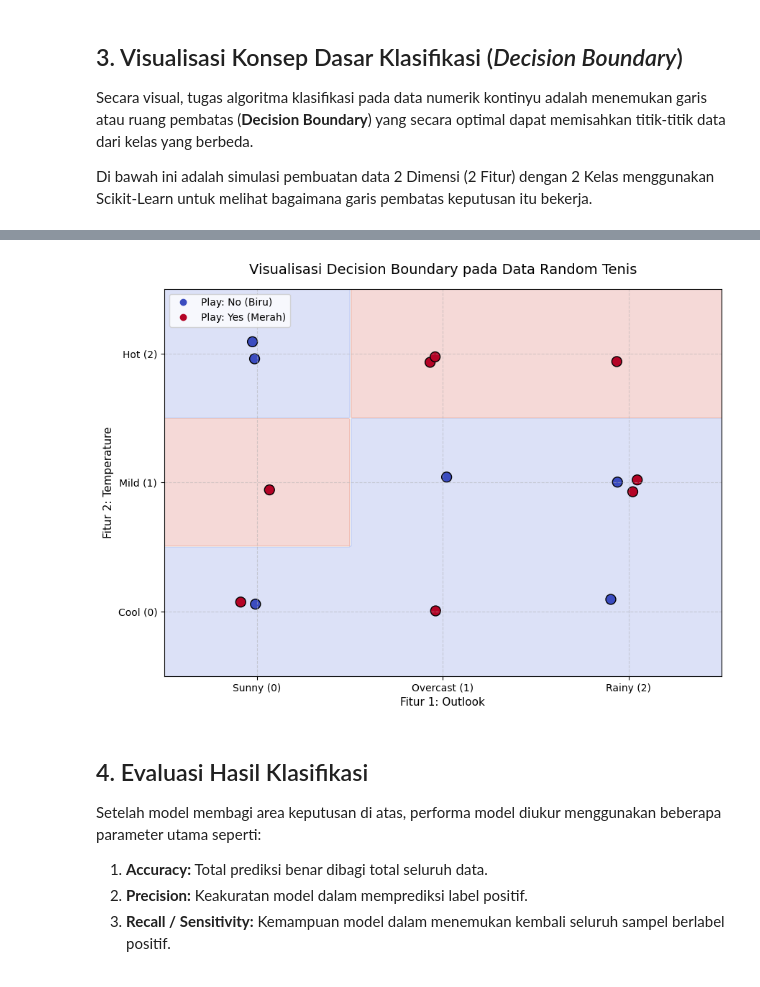
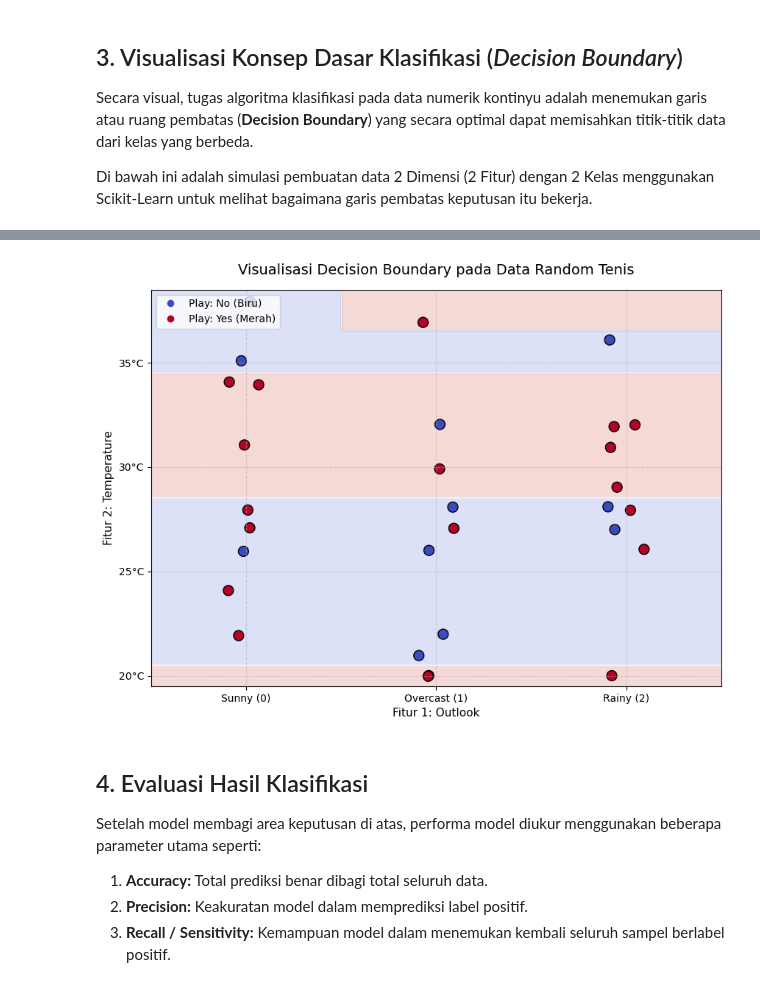
Before and after one commit to HasyaFerdiansyahNR20/2026_class, a Jupyter notebook: data-mining/course2-classification.ipynb, the cells around one changed output, grey strips where cells are left out. Drawn from its saved outputs; the diff is of its cells as text; code cells hidden in the pictures.

```diff
--- a/data-mining/course2-classification.ipynb
+++ b/data-mining/course2-classification.ipynb
@@ -20,15 +20,15 @@ import numpy as np
 
 # Membuat dataset tiruan untuk simulasi
 data_random = {
-    'Hari': [f'H{i}' for i in range(1, 15)], # Ditambah menjadi 14 data agar sebaran lebih terlihat
-    'Outlook': ['Sunny', 'Rainy', 'Overcast', 'Sunny', 'Overcast', 'Rainy', 'Sunny', 'Rainy', 'Overcast', 'Sunny', 'Rainy', 'Overcast', 'Sunny', 'Rainy'],
-    'Temperature': ['Hot', 'Mild', 'Hot', 'Cool', 'Mild', 'Cool', 'Mild', 'Hot', 'Cool', 'Hot', 'Mild', 'Hot', 'Cool', 'Mild'],
-    'Humidity': ['High', 'Normal', 'High', 'Normal', 'High', 'High', 'Normal', 'Normal', 'Normal', 'High', 'High', 'Normal', 'High', 'Normal'],
-    'Windy': [False, True, False, False, True, True, True, False, False, True, False, True, False, True],
-    'Play': ['No', 'Yes', 'Yes', 'Yes', 'No', 'No', 'Yes', 'Yes', 'Yes', 'No', 'Yes', 'Yes', 'No', 'No']
+    'Hari': [f'H{i}' for i in range(1, 31)], # ditambah menjadi 30 hari
+    'Outlook': ['Sunny', 'Rainy', 'Overcast', 'Sunny', 'Overcast', 'Rainy', 'Sunny', 'Rainy', 'Overcast', 'Sunny', 'Rainy', 'Overcast', 'Sunny', 'Rainy', 'Overcast', 'Sunny', 'Rainy', 'Overcast', 'Sunny', 'Overcast', 'Rainy', 'Sunny', 'Rainy', 'Overcast', 'Sunny', 'Rainy', 'Overcast', 'Sunny', 'Rainy', 'Overcast'],
+    'Temperature': [np.random.randint(20, 40) for _ in range(30)], # ditambah menjadi 30 hari
+    'Humidity': ['High', 'Normal', 'High', 'Normal', 'High', 'High', 'Normal', 'Normal', 'Normal', 'High', 'High', 'Normal', 'High', 'Normal', 'High', 'High', 'Normal', 'High', 'High', 'Normal', 'High', 'High', 'Normal', 'Normal', 'Normal', 'High', 'High', 'Normal', 'High', 'Normal'],
+    'Windy': [False, True, False, False, True, True, True, False, False, True, False, True, False, True, True, False, True, False, False, True, True, True, False, False, True, False, True, False, True, True],
+    'Play': ['No', 'Yes', 'Yes', 'Yes', 'No', 'No', 'Yes', 'Yes', 'Yes', 'No', 'Yes', 'Yes', 'Yes', 'No', 'Yes', 'No', 'No', 'Yes', 'Yes', 'No', 'Yes', 'Yes', 'Yes', 'No', 'Yes', 'Yes', 'No', 'Yes', 'Yes', 'No']
 }
 
+# Membuat DataFrame dari dataset tiruan dan menampilkan isinya
 df = pd.DataFrame(data_random)
-print("--- Dataset Prediksi Bermain Tenis ---")
 df
 # %% [output]
@@ -61,21 +99,6 @@ Di bawah ini adalah simulasi pembuatan data 2 Dimensi (2 Fitur) dengan 2 Kelas m
 # %%
-import numpy as np
-import matplotlib.pyplot as plt
-from sklearn.tree import DecisionTreeClassifier
-
-
-# 2. Proses Encoding: Mengubah Teks menjadi Angka Numerik
-# Kita buat mapping manual agar nilainya konsisten
-outlook_map = {'Sunny': 0, 'Overcast': 1, 'Rainy': 2}
-temp_map = {'Cool': 0, 'Mild': 1, 'Hot': 2}
-play_map = {'No': 0, 'Yes': 1}
-
-df['Outlook_Num'] = df['Outlook'].map(outlook_map)
-df['Temp_Num'] = df['Temperature'].map(temp_map)
-df['Play_Num'] = df['Play'].map(play_map)
-
 # Kita pilih 2 fitur numerik ini sebagai X, dan Play sebagai y
-X = df[['Outlook_Num', 'Temp_Num']].values
+X = df[['Outlook_Num', 'Temperature']].values
 y = df['Play_Num'].values
 
 # 3. Inisialisasi dan latih model classifier Decision Tree
@@ -91,35 +114,36 @@ xx, yy = np.meshgrid(np.linspace(x_min, x_max, 200), np.linspace(y_min, y_max, 2
 # Prediksi kelas untuk setiap titik pada grid
 Z = clf.predict(np.c_[xx.ravel(), yy.ravel()]).reshape(xx.shape)
 
 # 5. Plotting Hasil Visualisasi
 plt.figure(figsize=(10, 7))
 
 # Mewarnai background area keputusan (Decision Boundary)
 plt.contourf(xx, yy, Z, alpha=0.2, cmap=plt.cm.coolwarm)
 
 # Menggambar scatter plot titik data asli dengan sedikit 'jitter' (pergeseran acak)
 # agar titik yang menumpuk di angka yang sama bisa terlihat menyebar
 np.random.seed(42)
 X_jitter = X + np.random.uniform(-0.1, 0.1, size=X.shape)
 scatter = plt.scatter(X_jitter[:, 0], X_jitter[:, 1], c=y, edgecolors='k', cmap=plt.cm.coolwarm, s=100)
 
 # Pengaturan Grafis Sumbu & Label
 plt.title("Visualisasi Decision Boundary pada Data Random Tenis", fontsize=14, pad=15)
 
 # Mengubah angka di sumbu X dan Y kembali menjadi label teks agar mudah dibaca
 plt.xticks(ticks=[0, 1, 2], labels=['Sunny (0)', 'Overcast (1)', 'Rainy (2)'])
-plt.yticks(ticks=[0, 1, 2], labels=['Cool (0)', 'Mild (1)', 'Hot (2)'])
+plt.yticks(ticks=[20, 25, 30, 35], labels=['20°C', '25°C', '30°C', '35°C'])
 
 plt.xlabel("Fitur 1: Outlook", fontsize=11)
 plt.ylabel("Fitur 2: Temperature", fontsize=11)
 plt.grid(True, linestyle='--', alpha=0.5)
 
 # Menambahkan Legenda
 plt.legend(handles=scatter.legend_elements()[0], labels=['Play: No (Biru)', 'Play: Yes (Merah)'], loc="upper left")
 
+
 plt.show()
 # %% [output]
-[figure, old version]
+[figure, new version]
 # %% [markdown]
 ## 4. Evaluasi Hasil Klasifikasi
 
```
Also changed, not shown: parts of 4 cells of this notebook.
